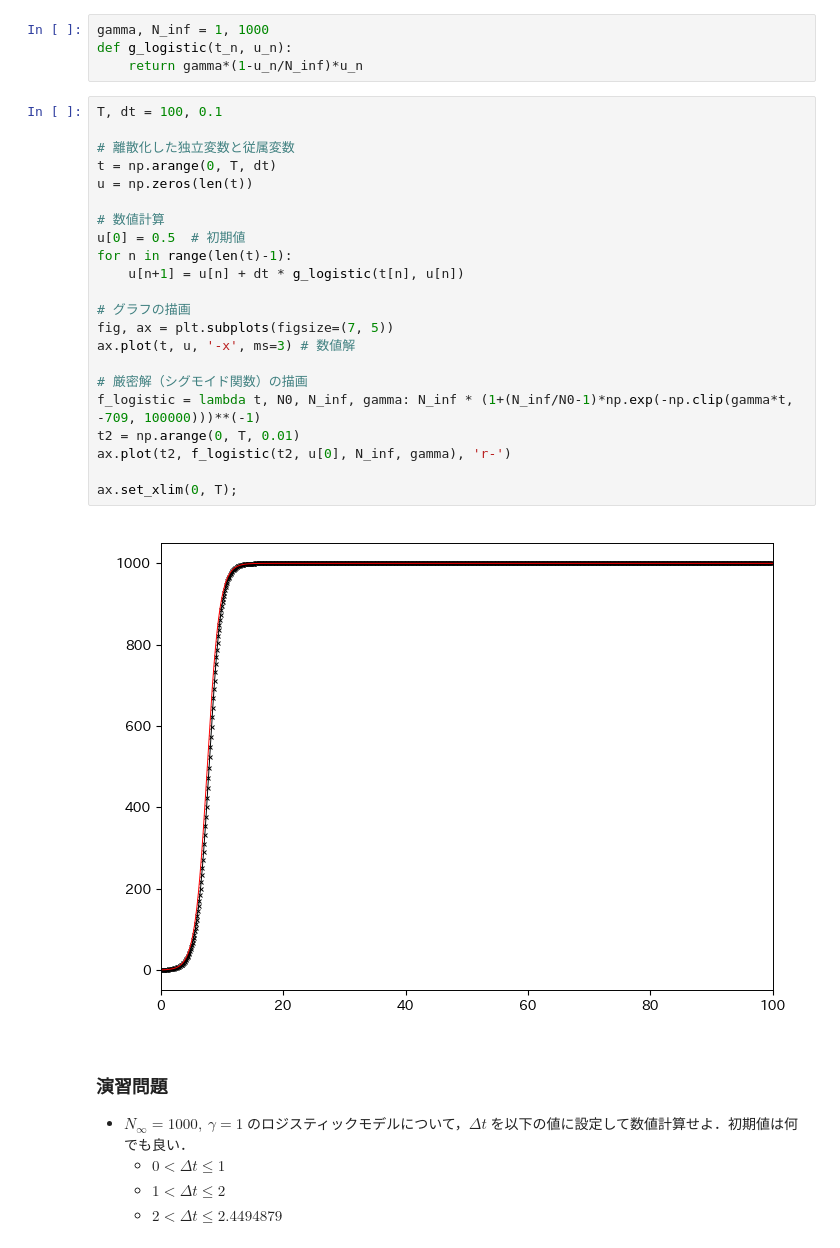
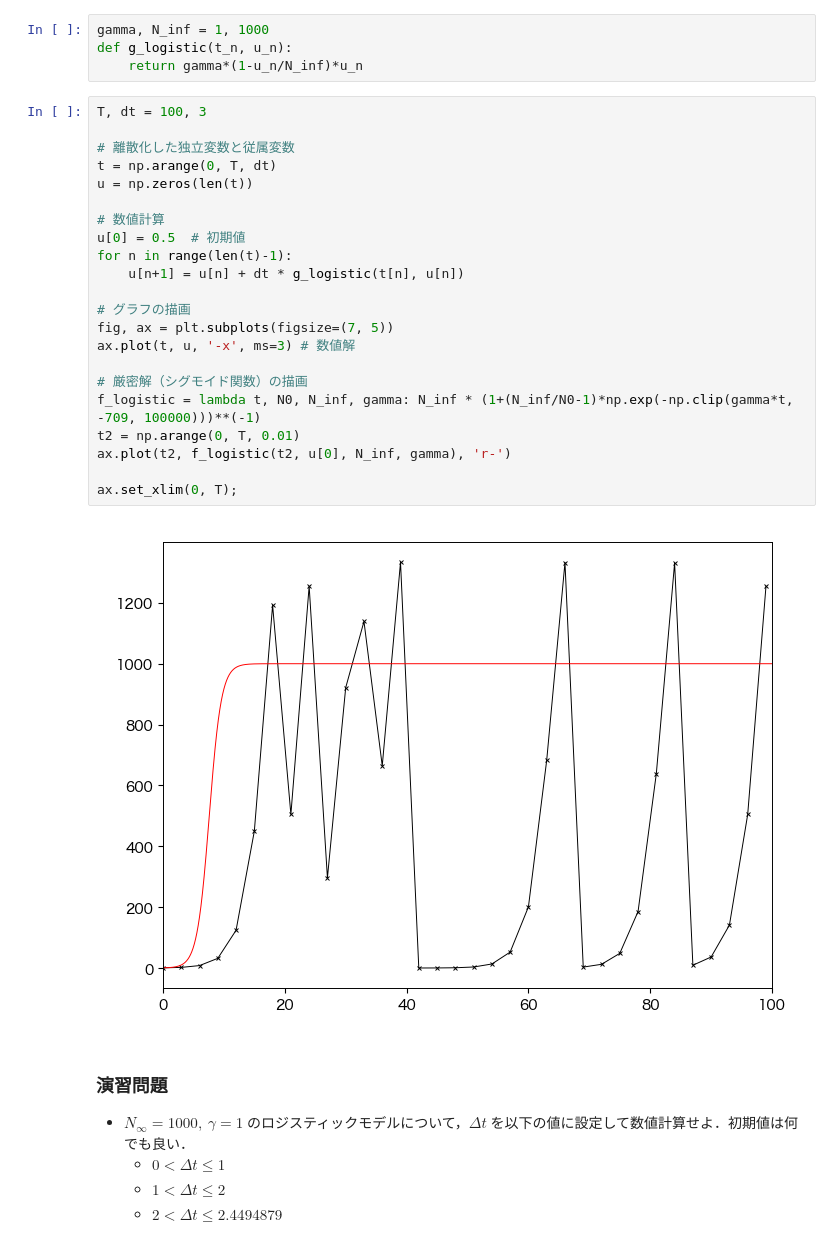
Before and after one commit to tnarizuka/modeling_simulation, a Jupyter notebook: _build/jupyter_execute/chap_5/5_diff_eq.ipynb, the cells around one changed output. Drawn from its saved outputs; the diff is of its cells as text.

```diff
--- a/_build/jupyter_execute/chap_5/5_diff_eq.ipynb
+++ b/_build/jupyter_execute/chap_5/5_diff_eq.ipynb
@@ -338,29 +338,29 @@ gamma, N_inf = 1, 1000
 def g_logistic(t_n, u_n):
     return gamma*(1-u_n/N_inf)*u_n
 # %%
-T, dt = 100, 0.1
+T, dt = 100, 3
 
 # 離散化した独立変数と従属変数
 t = np.arange(0, T, dt)
 u = np.zeros(len(t))
 
 # 数値計算
 u[0] = 0.5  # 初期値
 for n in range(len(t)-1):
     u[n+1] = u[n] + dt * g_logistic(t[n], u[n])
 
 # グラフの描画
 fig, ax = plt.subplots(figsize=(7, 5))
 ax.plot(t, u, '-x', ms=3) # 数値解
 
 # 厳密解（シグモイド関数）の描画
 f_logistic = lambda t, N0, N_inf, gamma: N_inf * (1+(N_inf/N0-1)*np.exp(-np.clip(gamma*t, -709, 100000)))**(-1)
 t2 = np.arange(0, T, 0.01)
 ax.plot(t2, f_logistic(t2, u[0], N_inf, gamma), 'r-')
 
 ax.set_xlim(0, T);
 # %% [output]
-[figure, old version]
+[figure, new version]
 # %% [markdown]
 ### 演習問題
 
```
Also changed, not shown: parts of 2 cells of this notebook, 9 other files.
